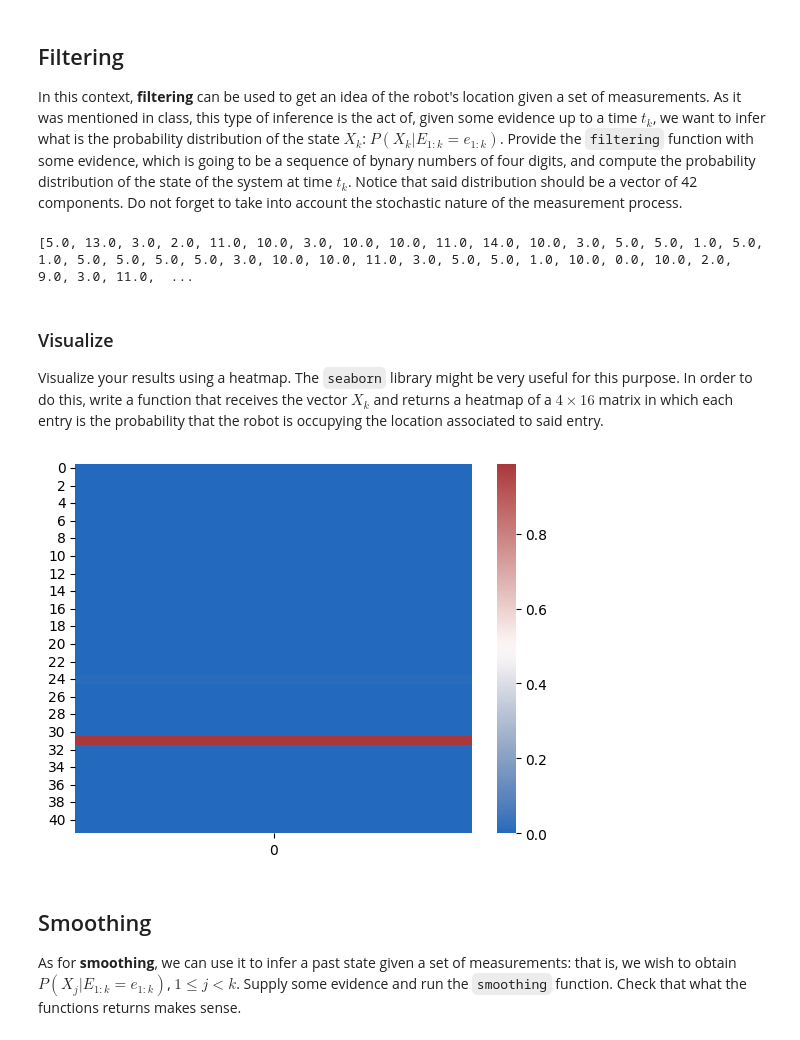
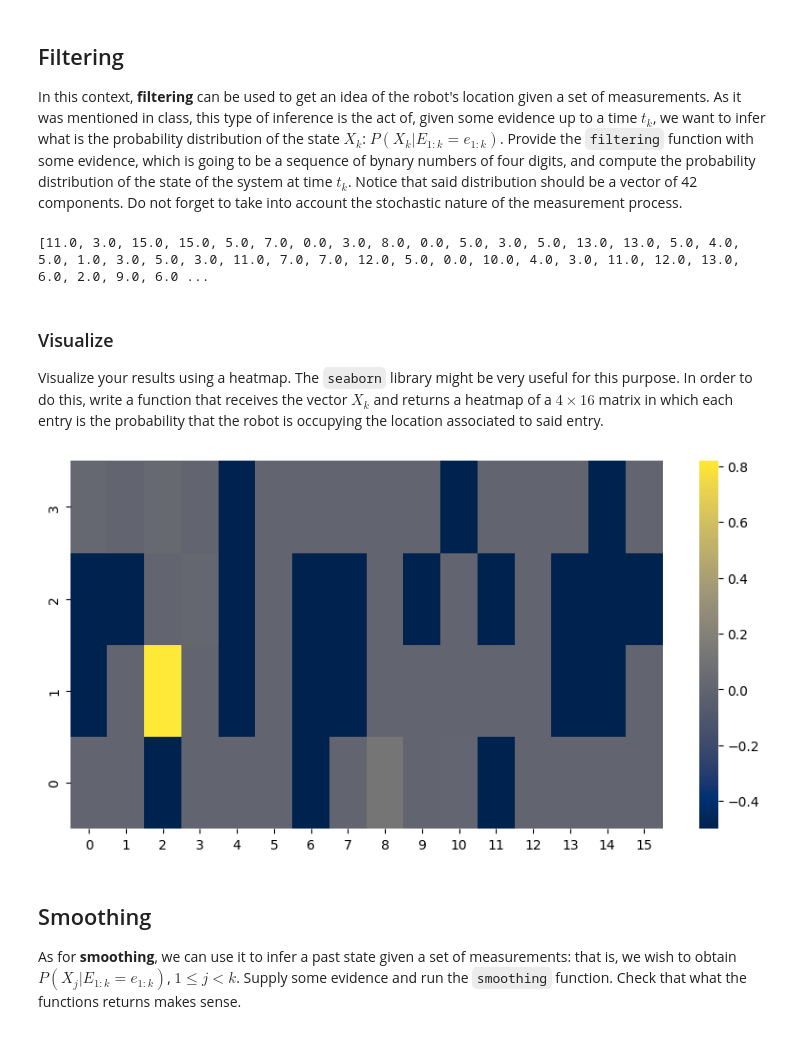
Before and after one commit to Aguscop19/MA2014-Modulo3, a Jupyter notebook: Solution Template.ipynb, the cells around one changed output. Cells and saved outputs as stored; diff of their text form; code cells hidden in the pictures.

Commit message:
Heatmap bonitp yay ma, perdi la casa aposotando a R7 en los worlds :c

```diff
--- a/Solution Template.ipynb
+++ b/Solution Template.ipynb
@@ -199,15 +186,15 @@ def LecturaBinaria(lectura):
     return lista
 
 #Pruebas:
-error = 0.1
-x = SimularCamino(T,100)
-print(x)
-y = LecturaCorrecta(sr,x)
-print(y)
-print('------')
-z = SimularError(y,error)
-print(z)
-print('------')
-a = LecturaBinaria(z)
-print(a)
+#error = 0.1
+#x = SimularCamino(T,10)
+#print(x)
+#y = LecturaCorrecta(sr,x)
+#print(y)
+#print('------')
+#z = SimularError(y,error)
+#print(z)
+#print('------')
+#a = LecturaBinaria(z)
+#print(a)
 # %% [output]
@@ -277,24 +264,33 @@ def filtering(E, O, T, X0):
 E = a
 print(E)
 # %% [output]
-[5.0, 13.0, 3.0, 2.0, 11.0, 10.0, 3.0, 10.0, 10.0, 11.0, 14.0, 10.0, 3.0, 5.0, 5.0, 1.0, 5.0, 1.0, 5.0, 5.0, 5.0, 5.0, 3.0, 10.0, 10.0, 11.0, 3.0, 5.0, 5.0, 1.0, 10.0, 0.0, 10.0, 2.0, 9.0, 3.0, 11.0,  ...
+[11.0, 3.0, 15.0, 15.0, 5.0, 7.0, 0.0, 3.0, 8.0, 0.0, 5.0, 3.0, 5.0, 13.0, 13.0, 5.0, 4.0, 5.0, 1.0, 3.0, 5.0, 3.0, 11.0, 7.0, 7.0, 12.0, 5.0, 0.0, 10.0, 4.0, 3.0, 11.0, 12.0, 13.0, 6.0, 2.0, 9.0, 6.0 ...
 # %% [markdown]
 ### Visualize
 
 Visualize your results using a heatmap. The `seaborn` library might be very useful for this purpose. In order to do this, write a function that receives the vector $X_k$ and returns a heatmap of a $4\times16$ matrix in which each entry is the probability that the robot is occupying the location associated to said entry.
 # %%
-def view_heatmap(state):
+def view_heatmap(state,S):
 
     """
     The purpose of this function is to create a heatmap based on the state of the system at a given time.
     The variable state is a vector of 42 components where each entry is the probability of finding the robot
     at a certain location. The function does not have to return anything, it should just show the heatmap.
     """
-    sns.heatmap(state, cmap='vlag')
+    #Crear una matriz de 4x16 para poder hacer el heatmap
+    matriz = np.zeros((16,4))-0.5
+    for i in range (0,42):
+        matriz[S[i]] = state[i][0]
+    matriz = matriz.T
+    plt.figure(figsize=(10, 5))
+    sns.heatmap(matriz, cmap='cividis')
+    plt.gca().invert_yaxis()
+    plt.show()
 # %%
-view_heatmap(filtering(E, O, T, X0))
+#print(filtering(E, O, T, X0))
+view_heatmap(filtering(E, O, T, X0),S)
 # %% [output]
-[figure, old version]
+[figure, new version]
 # %% [markdown]
 ## Smoothing
 
```
Also changed, not shown: parts of 7 cells of this notebook.
